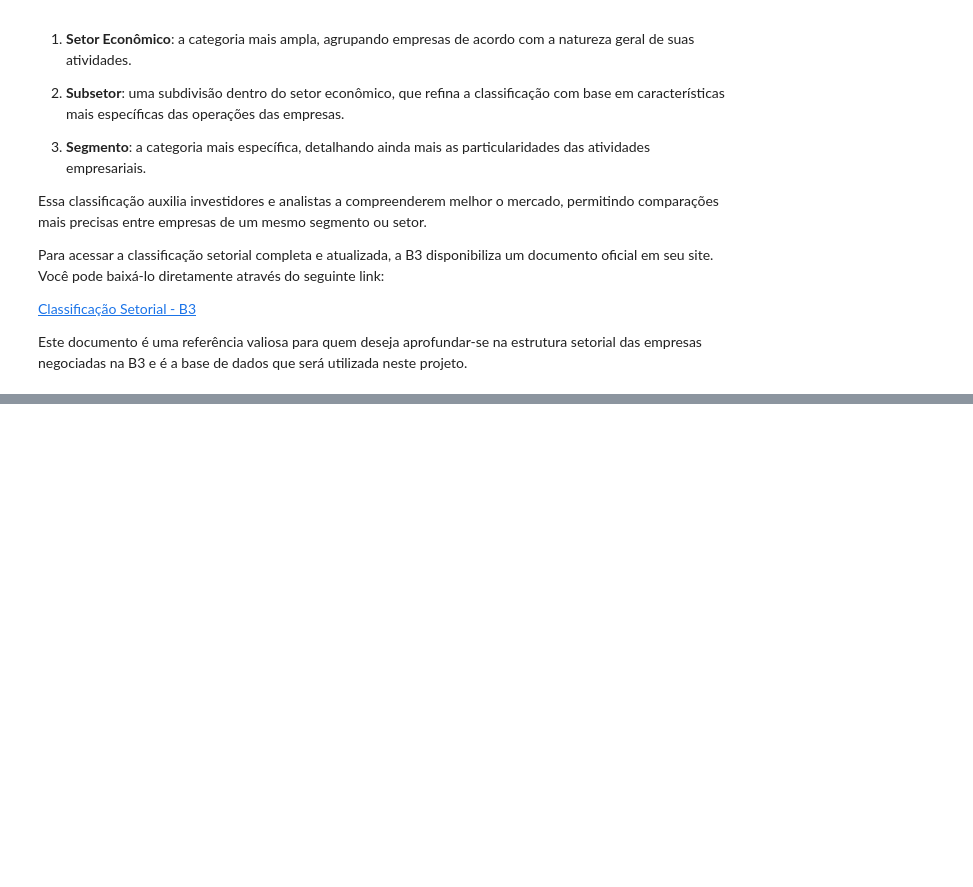
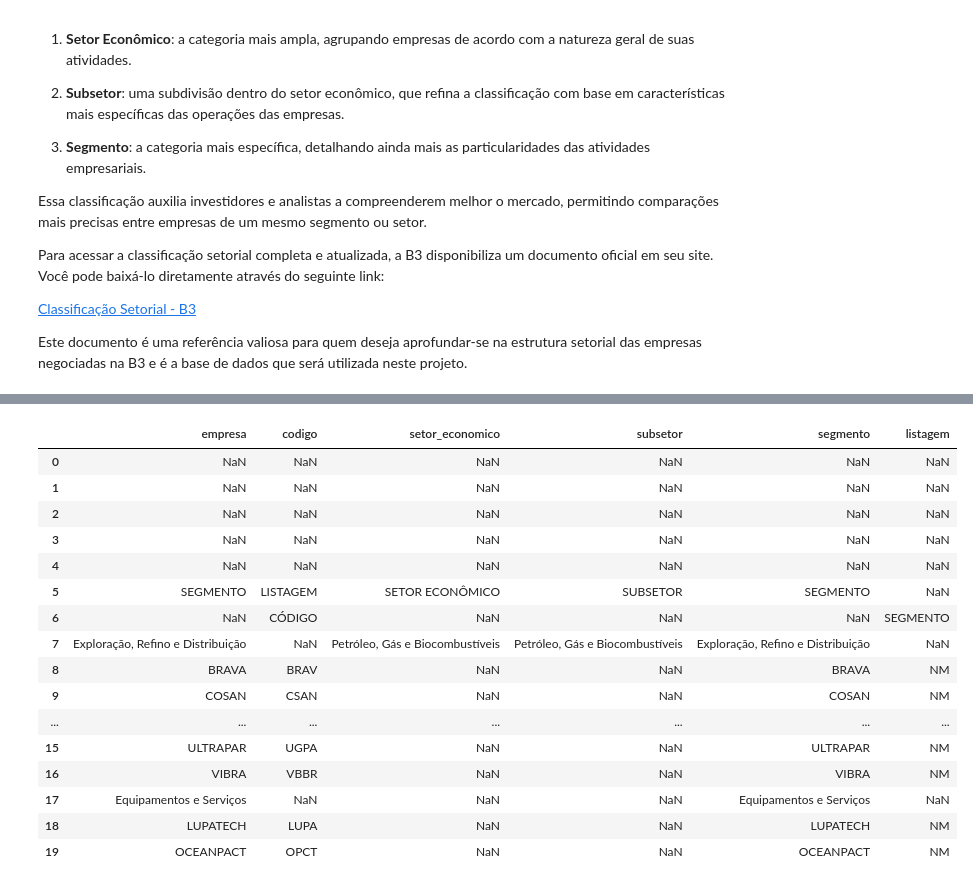
Before and after one commit to rafa-fsantos/recomendAcoes, a Jupyter notebook: projeto.ipynb, the cells around one changed output, grey strips where cells are left out. Cells and saved outputs as stored; diff of their text form; code cells hidden in the pictures; blank space fills up the shorter version.

Commit message:
Reorganizando a tabela

```diff
--- a/projeto.ipynb
+++ b/projeto.ipynb
@@ -59,0 +144,24 @@ Este documento é uma referência valiosa para quem deseja aprofundar-se na estr
+# %%
+# Reorganizando as colunas
+nova_ordem = ['empresa', 'codigo', 'setor_economico', 'subsetor', 'segmento', 'listagem' ]
+df = df[nova_ordem]
+# %%
+df.head(20)
+# %% [output]
+|  | empresa | codigo | setor_economico | subsetor | segmento | listagem |
+| 0 | NaN | NaN | NaN | NaN | NaN | NaN |
+| 1 | NaN | NaN | NaN | NaN | NaN | NaN |
+| 2 | NaN | NaN | NaN | NaN | NaN | NaN |
+| 3 | NaN | NaN | NaN | NaN | NaN | NaN |
+| 4 | NaN | NaN | NaN | NaN | NaN | NaN |
+| 5 | SEGMENTO | LISTAGEM | SETOR ECONÔMICO | SUBSETOR | SEGMENTO | NaN |
+| 6 | NaN | CÓDIGO | NaN | NaN | NaN | SEGMENTO |
+| 7 | Exploração, Refino e Distribuição | NaN | Petróleo, Gás e Biocombustíveis | Petróleo, Gás e Biocombustíveis | Exploração, Refino e Distribuição | NaN |
+| 8 | BRAVA | BRAV | NaN | NaN | BRAVA | NM |
+| 9 | COSAN | CSAN | NaN | NaN | COSAN | NM |
+| ... | ... | ... | ... | ... | ... | ... |
+| 15 | ULTRAPAR | UGPA | NaN | NaN | ULTRAPAR | NM |
+| 16 | VIBRA | VBBR | NaN | NaN | VIBRA | NM |
+| 17 | Equipamentos e Serviços | NaN | NaN | NaN | Equipamentos e Serviços | NaN |
+| 18 | LUPATECH | LUPA | NaN | NaN | LUPATECH | NM |
+| 19 | OCEANPACT | OPCT | NaN | NaN | OCEANPACT | NM |
```
Also changed, not shown: parts of 16 cells of this notebook, 2 other files.
